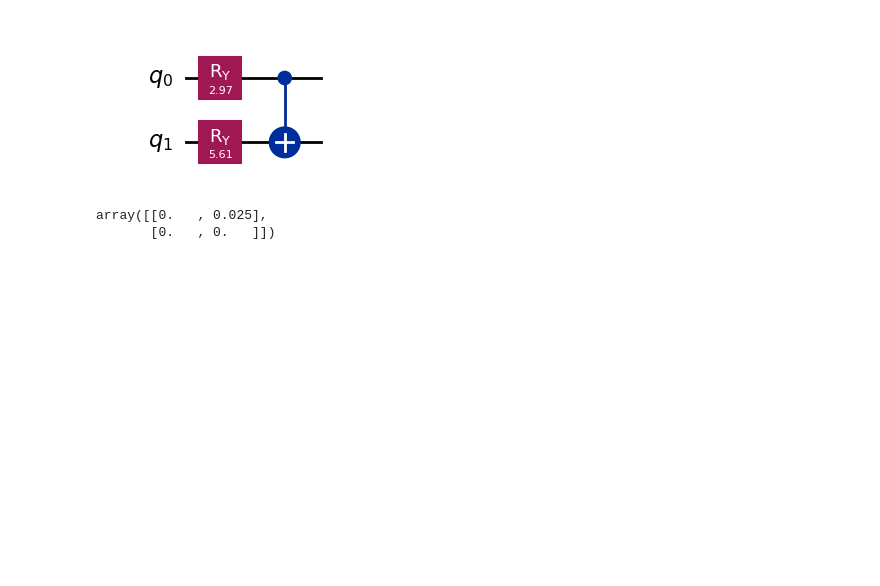
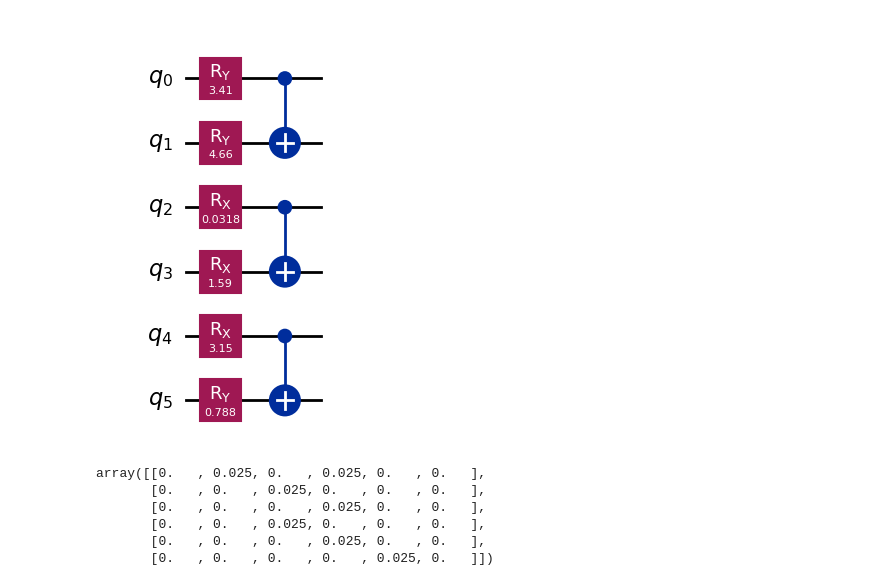
Before and after one commit to arthurostrauss/Quantum_Optimal_Control, a Jupyter notebook: gate_level/spillover_noise_use_case/generic_spillover/extended_spillovernoise_model.ipynb, the cells around one changed output. Drawn from its saved outputs; the diff is of its cells as text; code cells hidden in the pictures; blank space fills up the shorter version.

```diff
--- a/gate_level/spillover_noise_use_case/generic_spillover/extended_spillovernoise_model.ipynb
+++ b/gate_level/spillover_noise_use_case/generic_spillover/extended_spillovernoise_model.ipynb
@@ -12,7 +12,7 @@ from generic_spillover_noise import (
 )
 # %%
 # Define the number of qubits
-num_qubits = 2
+num_qubits = 6
 cm = CouplingMap.from_line(num_qubits, False)
 cm.draw()
 # %% [output]
@@ -20,33 +20,36 @@ cm.draw()
 # %%
 # Define parameters for U(phi) gates
 # phi_rotation_values = np.pi * np.array([0.25, 0.5, 0.75, 1])
 # phi_arr = np.random.choice(phi_rotation_values, size=num_qubits)
 rotation_angles = np.random.uniform(0, 2 * np.pi, size=num_qubits)
 # gate_types = ['RY', 'RY', 'RX', 'RX', 'RX', 'RY']
 sq_gates = {0: "ry", 1: "ry", 2: "rx", 3: "rx", 4: "rx", 5: "ry"}  # {qubit: gate_type}
-sq_gates = {0: "ry", 1: "ry"}  # {qubit: gate_type}
 # Create the quantum circuit
 qc = circuit_context(
     num_qubits, list(sq_gates.values()), rotation_angles, coupling_map=cm
 )
 
 # Display the circuit structure
 qc.draw("mpl")
 # %% [output]
-[figure, old version]
+[figure, new version]
 # %%
 # Define noise-coupling matrix with gamma values (example values)
 gamma_matrix = np.zeros((num_qubits, num_qubits))
 gamma_matrix[0, 1] = 0.025  # γ_0->1
-# gamma_matrix[0, 3] = 0.025  # γ_0->3
-# gamma_matrix[1, 2] = 0.025  # γ_1->2
-# gamma_matrix[2, 3] = 0.025  # γ_2->3
-# gamma_matrix[3, 2] = 0.025  # γ_3->2
-# gamma_matrix[4, 3] = 0.025  # γ_4->3
-# gamma_matrix[5, 4] = 0.025  # γ_5->4
+gamma_matrix[0, 3] = 0.025  # γ_0->3
+gamma_matrix[1, 2] = 0.025  # γ_1->2
+gamma_matrix[2, 3] = 0.025  # γ_2->3
+gamma_matrix[3, 2] = 0.025  # γ_3->2
+gamma_matrix[4, 3] = 0.025  # γ_4->3
+gamma_matrix[5, 4] = 0.025  # γ_5->4
 
 gamma_matrix
 # %% [output]
-array([[0.   , 0.025],
-       [0.   , 0.   ]])
+array([[0.   , 0.025, 0.   , 0.025, 0.   , 0.   ],
+       [0.   , 0.   , 0.025, 0.   , 0.   , 0.   ],
+       [0.   , 0.   , 0.   , 0.025, 0.   , 0.   ],
+       [0.   , 0.   , 0.025, 0.   , 0.   , 0.   ],
+       [0.   , 0.   , 0.   , 0.025, 0.   , 0.   ],
+       [0.   , 0.   , 0.   , 0.   , 0.025, 0.   ]])
 # %%
```
Also changed, not shown: parts of 5 cells of this notebook, 1 other file.
